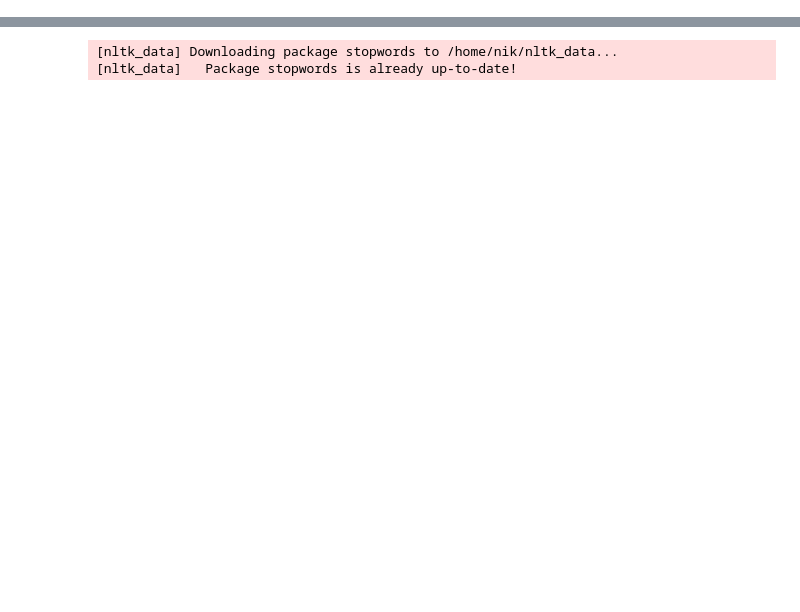
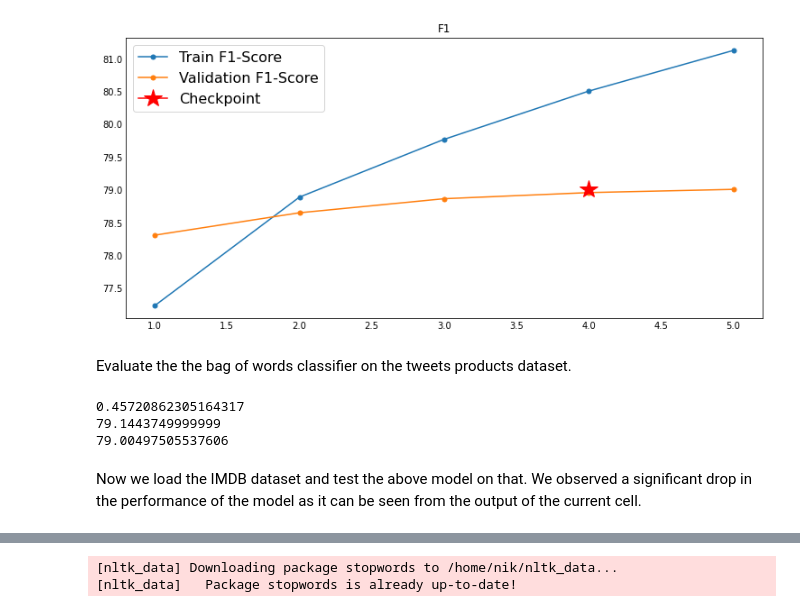
Before and after one commit to NikosKyriakakis/text-sentiment-analysis, a Jupyter notebook: src/main.ipynb, the cells around one changed output, grey strips where cells are left out. Drawn from its saved outputs; the diff is of its cells as text; code cells hidden in the pictures; blank space fills up the shorter version.

```diff
--- a/src/main.ipynb
+++ b/src/main.ipynb
@@ -40,6 +64,20 @@ args = Namespace (
+# %%
+bow.plot_logs("F1", ["Train F1-Score", "Validation F1-Score"])
+# %% [output]
+[figure, added]
+# %% [markdown]
+Evaluate the the bag of words classifier on the tweets products dataset.
 # %%
-# loss, acc, f1 = bow.eval_net(mode='test')
-# print(loss)
-# print(acc)
-# print(f1)
+bow.load_state()
+loss, acc, f1 = bow.eval_net(mode='test')
+print(loss)
+print(acc)
+print(f1)
+# %% [output]
+0.45720862305164317
+79.1443749999999
+79.00497505537606
+# %% [markdown]
+Now we load the IMDB dataset and test the above model on that.
+We observed a significant drop in the performance of the model as it can be seen from the output of the current cell.
 # %%
```
Also changed, not shown: parts of 33 cells of this notebook, 1 other file.
